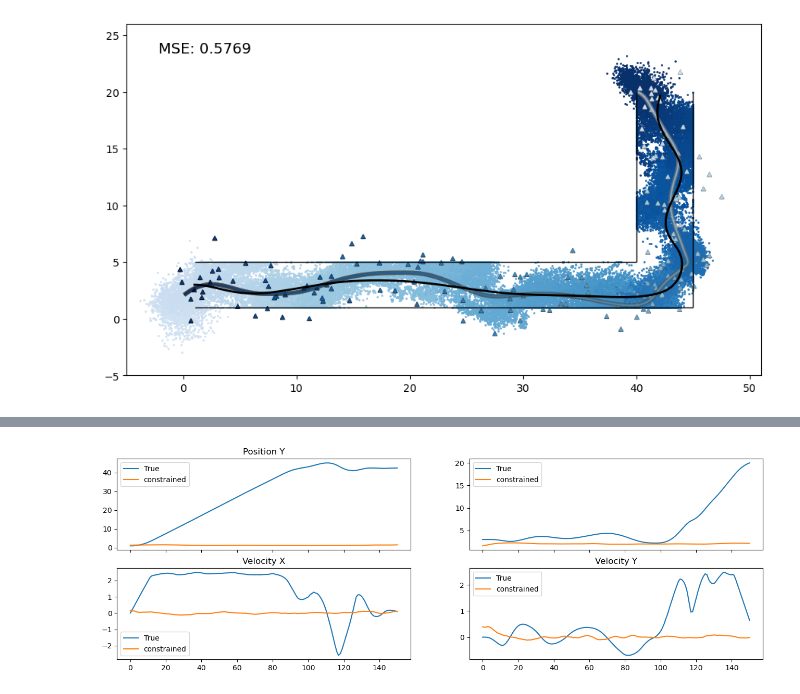
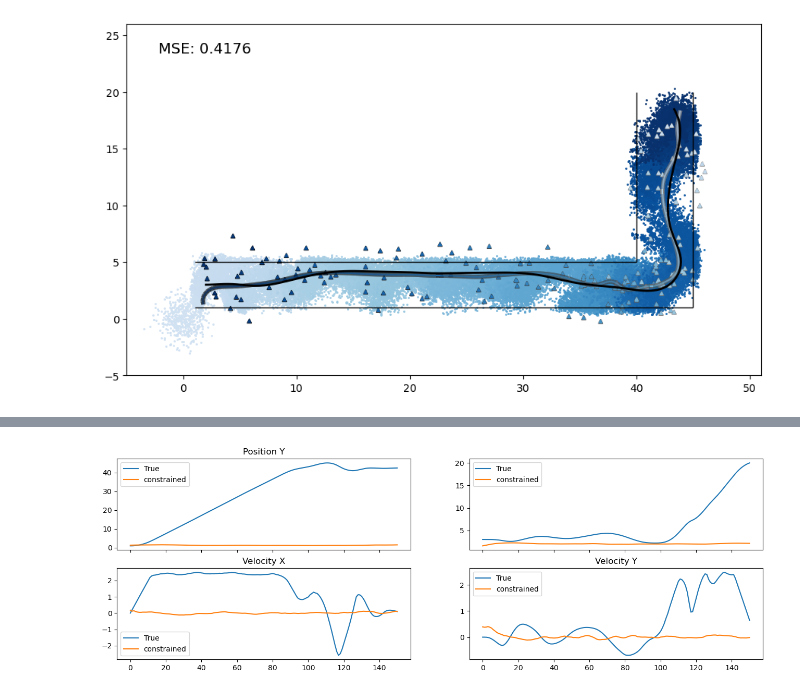
Before and after one commit to AndersGMadsen/bayesian-state-space-models, a Jupyter notebook: constrained_particle.ipynb, the cells around one changed output, grey strips where cells are left out. Saved outputs shown, nothing was run; the diff lists cells and outputs as text; code cells hidden in the pictures.

Commit message:
Development on constrained

```diff
--- a/constrained_particle.ipynb
+++ b/constrained_particle.ipynb
@@ -13,5 +14,5 @@ from scipy.interpolate import interp1d
 # %%
-def plot_particle(states, state_estimates, measurements, particle_history):
+def plot_particle(states, state_estimates, measurements, particle_history, line_segments):
     n = len(states)
     fig, ax = plt.subplots(1, 1, figsize=(16, 6))
 
@@ -43,10 +44,13 @@ def plot_particle(states, state_estimates, measurements, particle_history):
 
     ax.plot(states[:, 0], states[:, 1], color='k', linewidth=2, linestyle='solid', label='True')
 
-    ax.hlines(1, 1, 45, color='k', linestyle='solid', linewidth=1)
-    ax.hlines(5, 1, 40, color='k', linestyle='solid', linewidth=1)
-    ax.vlines(45, 1, 20, color='k', linestyle='solid', linewidth=1)
-    ax.vlines(40, 5, 20, color='k', linestyle='solid', linewidth=1)
+    #ax.hlines(1, 1, 45, color='k', linestyle='solid', linewidth=1)
+    #ax.hlines(5, 1, 40, color='k', linestyle='solid', linewidth=1)
+    #ax.vlines(45, 1, 20, color='k', linestyle='solid', linewidth=1)
+    #ax.vlines(40, 5, 20, color='k', linestyle='solid', linewidth=1)
+
+    for line_segment in line_segments:
+        ax.plot(line_segment[:, 0], line_segment[:, 1], color='k', linewidth=2, linestyle='solid')
 
     ax.set_xlim(-5, 51)
     ax.set_ylim(-5, 26)
@@ -62,10 +107,10 @@ def plot_particle(states, state_estimates, measurements, particle_history):
 # %%
-def c(state):
-    x, y, _, _ = state
-    if 1 <= x <= 40:
-        if 1 <= y <= 5:
-            return True
-    if 40 < x <= 45:
-        if 1 <= y <= 20:
-            return True
-    return False
+# def c(state):
+#     x, y, _, _ = state
+#     if 1 <= x <= 40:
+#         if 1 <= y <= 5:
+#             return True
+#     if 40 < x <= 45:
+#         if 1 <= y <= 20:
+#             return True
+#     return False
@@ -246,9 +327,10 @@ class PF_CONSTRAINED:
 
         return state_estimates_smoothed, cov_estimates_smoothed
 # %%
-trajectory = MPCTrajectory()
+x_points, y_points, line_segments = track_example1()
+trajectory = MPCTrajectory(x_points, y_points, line_segments, savepath='output/track_1.pkl')
 states, measurements = trajectory.get_data()
 states = states[::2]
-states[:, 2:] *= 10
 measurements = measurements[::2]
 n = len(states)
+#states[:, 2:] *= 10
@@ -294,9 +374,9 @@ plot_particle(states, state_estimates_smoothed_con, measurements, resampled_hist
 # %%
 #particle_filter = PF_CONSTRAINED(f, h, Q, R, dim_m = 4, dim_y = 2)
-particle_filter = PF_CONSTRAINED(f, h, Q, R, dim_m = 4, dim_y = 2, constrained_method='line', distribution='normal')
-state_estimates_con, cov_estimates_con, particle_history_con, weights_history_con, resampled_history_con = particle_filter.filter(measurements, verbose=True)
-state_estimates_smoothed_con, cov_estimates_smoothed_con = particle_filter.smoother(state_estimates_con, cov_estimates_con, particle_history_con, weights_history_con, verbose=True)
+particle_filter_2 = PF_CONSTRAINED(f, h, Q, R, dim_m = 4, dim_y = 2, constrained_method='line', distribution='normal')
+state_estimates_con_2, cov_estimates_con_2, particle_history_con_2, weights_history_con_2, resampled_history_con_2 = particle_filter.filter(measurements, verbose=True)
+state_estimates_smoothed_con_2, cov_estimates_smoothed_con_2 = particle_filter.smoother(state_estimates_con_2, cov_estimates_con_2, particle_history_con_2, weights_history_con_2, verbose=True)
 # %%
-plot_particle(states, state_estimates_smoothed_con, measurements, particle_history_con)
+plot_particle(states, state_estimates_smoothed_con_2, measurements, particle_history_con_2)
 # %% [output]
-[figure, old version]
+[figure, new version]
```
Also changed, not shown: parts of 15 cells of this notebook, 3 other files.
